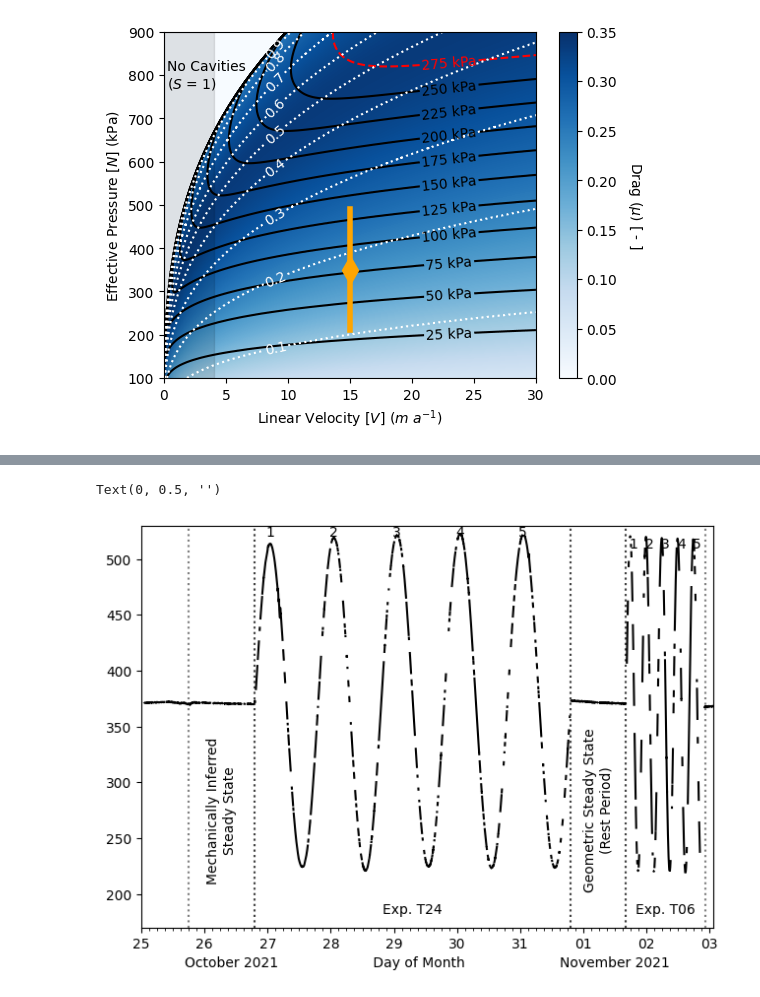
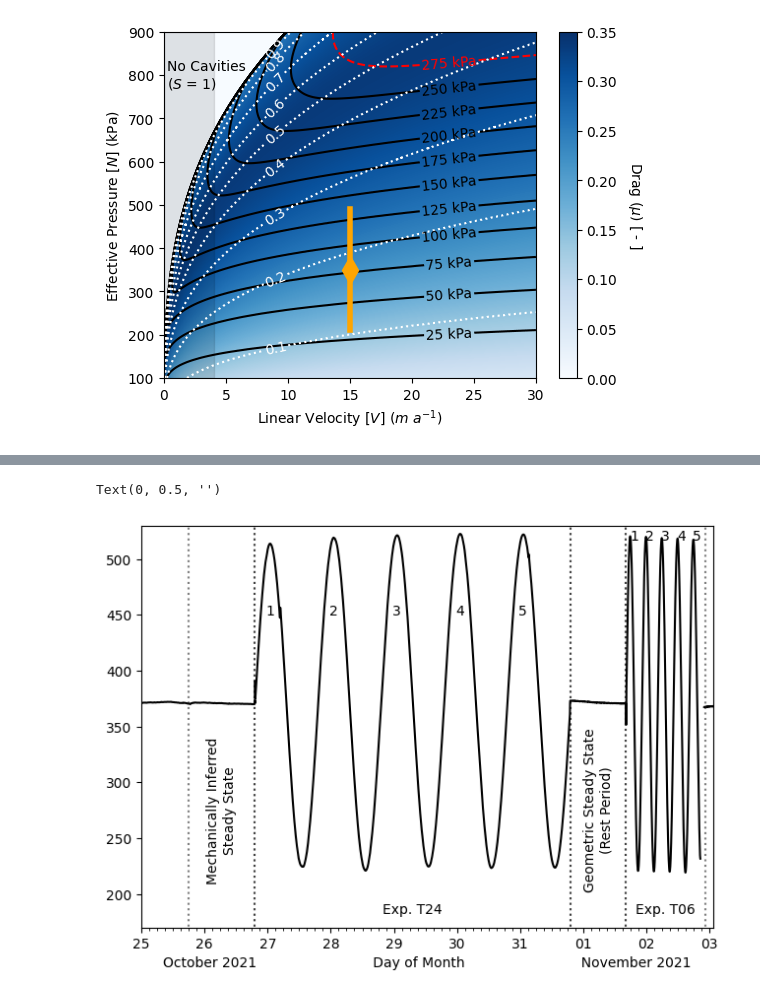
Before and after one commit to nts345045/CRSD_CNSB, a Jupyter notebook: figures/figure_development.ipynb, the cells around one changed output, grey strips where cells are left out. Drawn from its saved outputs; the diff is of its cells as text; code cells hidden in the pictures.

```diff
--- a/figures/figure_development.ipynb
+++ b/figures/figure_development.ipynb
@@ -125,7 +141,7 @@ plt.savefig(os.path.join('..','results','figures',f'JGLAC_Fig02_{dpi}DPI.{fmt}')
 # %%
 # Figure 3 Data Import
 df = pd.read_csv(os.path.join('..','processed_data','4_Smoothed_Pressure_Data.csv'))
-S_N = df['SigmaN_kPa'] - df[['Pw1_kPa', 'Pw2_kPa']].mean(axis=1)
+S_N = df['Pe_kPa']
 S_N.index = pd.to_datetime(df['Epoch_UTC'], unit='s')
 display(S_N)
 # %% [output]
@@ -153,36 +169,37 @@ TSV = [pd.Timestamp("2021-10-25T18:00:00"),pd.Timestamp('2021-10-26T18:56'),\
 TEV = [pd.Timestamp("2021-10-26T18:56"),pd.Timestamp("2021-10-31T19:03"),\
 	   pd.Timestamp('2021-11-1T16:09:15'),pd.Timestamp("2021-11-02T22:26:30")]
 
 xlims = [pd.Timestamp('2021-10-25'),TEV[-1] + pd.Timedelta(3,unit='hour')]
 
 fig = plt.figure(figsize=(7.5, 5.3))
 ax1 = fig.add_subplot(111)
 ax1.plot(S_N, 'k-')
 ylims = ax1.get_ylim()
 
 # Insert experiment labels
 for i_,l_ in enumerate(LBV):
+	# Vertical lines
 	ax1.plot([TSV[i_],TSV[i_]],ylims,'k:',alpha=0.5)
 	ax1.plot([TEV[i_],TEV[i_]],ylims,'k:',alpha=0.5)
+	# Labels
 	if i_ in [0,2]:
 		ax1.text(TSV[i_] + (TEV[i_] - TSV[i_])/2,275,LBV[i_],ha='center',va='center',rotation=90)
 	else:
 		ax1.text(TSV[i_] + (TEV[i_] - TSV[i_])/2,180,'Exp. {}'.format(LBV[i_]),ha='center', va='bottom')
-
-
+# Insert cycle numbers
 for i_ in range(5):
-	ax1.text(TSV[1] + pd.Timedelta(6,unit='hour') + i_*pd.Timedelta(24,unit='hour'),520,i_+1,ha='center')
-	ax1.text(TSV[3] + pd.Timedelta(3,unit='hour') + i_*pd.Timedelta(6,unit='hour'),510,i_ + 1, ha='center')
+	ax1.text(TSV[1] + pd.Timedelta(6,unit='hour') + i_*pd.Timedelta(24,unit='hour'),450,i_+1,ha='center')
+	ax1.text(TSV[3] + pd.Timedelta(3.1,unit='hour') + i_*pd.Timedelta(6,unit='hour'),517,i_ + 1, ha='center')
 
 
 ax1.set_xlim(xlims)
 ax1.set_ylim([170,530])
 ax1.xaxis.set_major_locator(mdates.DayLocator())
 ax1.xaxis.set_major_formatter(mdates.DateFormatter('%d'))
 ax1.xaxis.set_minor_locator(mdates.HourLocator(byhour=np.arange(0,25,3,dtype=int)))
 ax1.format_xdata = mdates.DateFormatter('%d')
-ax1.set_xlabel('October 2021                      Day of Month                      November 2021')
+ax1.set_xlabel('October 2021                           Day of Month                           November 2021')
 ax1.set_ylabel('')
 # %% [output]
 Text(0, 0.5, '')
-[figure, old version]
+[figure, new version]
```
Also changed, not shown: parts of 3 cells of this notebook.
